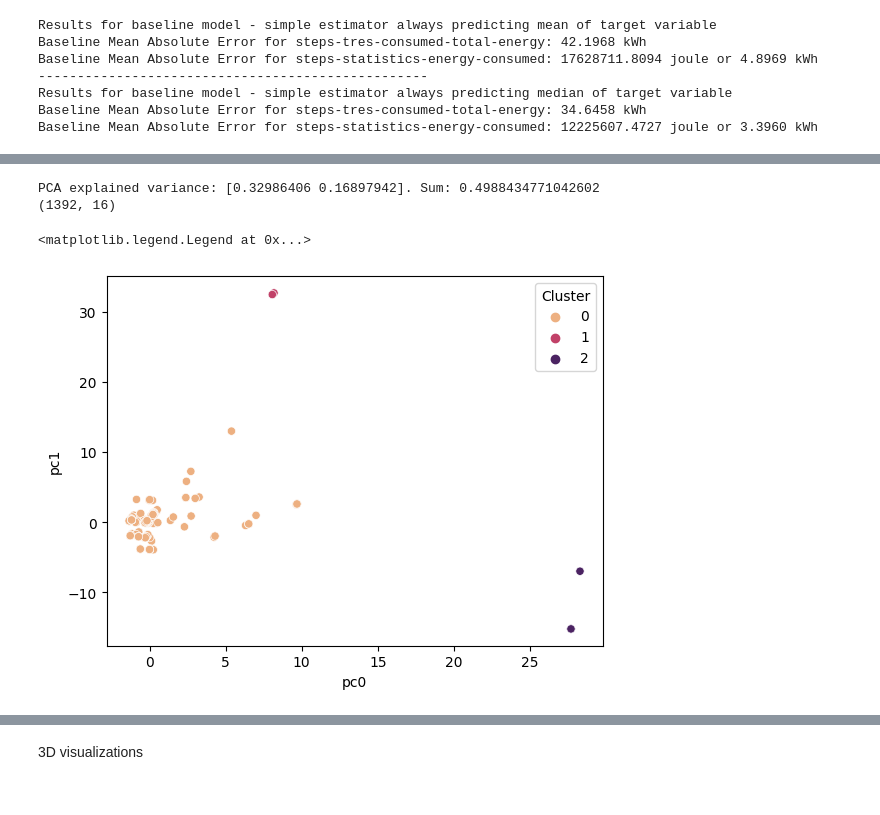
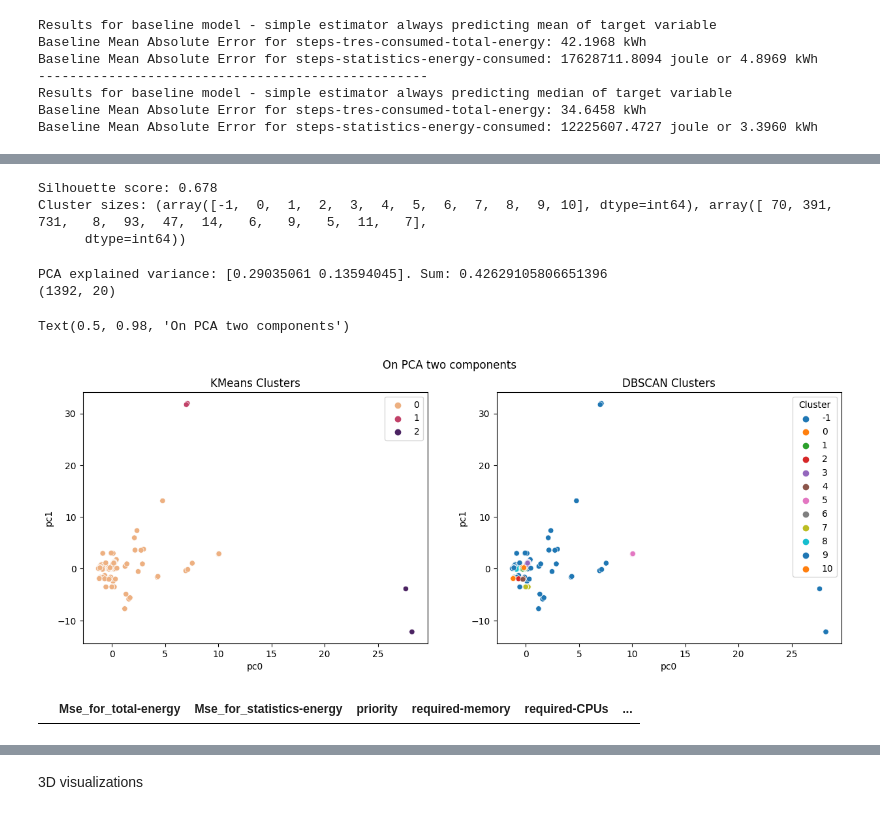
Before and after one commit to admire-eurohpc/AnomalyDetection, a Jupyter notebook: notebooks/energy_regression.ipynb, the cells around one changed output, grey strips where cells are left out. Drawn from its saved outputs; the diff is of its cells as text; code cells hidden in the pictures.

Commit message:
Update energy regression notbook with kernelPCA and new visualizations

```diff
--- a/notebooks/energy_regression.ipynb
+++ b/notebooks/energy_regression.ipynb
@@ -29,8 +29,8 @@ x_cols = [
     # 'constraints',
     # 'state-reason',
 
-    #'steps-tres-requested-total-mem',
-    #'steps-tres-requested-total-vmem',
+    'steps-tres-requested-total-mem',
+    'steps-tres-requested-total-vmem',
 ]
 
 y_cols = [
@@ -184,7 +189,9 @@ ab = pd.DataFrame({
     'Error_total-energy': model.predict(X_test) - y_test[y_cols[0]],
     'Error_statistics-energy': model1.predict(X_test) - y_test[y_cols[1]],
     'Abs_err_for_total-energy': ab_total,
-    'Abs_err_for_statistics-energy': ab_statistic
+    'Abs_err_for_statistics-energy': ab_statistic,
+    'Mse_for_total-energy': mse_total,
+    'Mse_for_statistics-energy': mse_statistic,
     })
 
 print(ab.shape)
@@ -235,35 +248,78 @@ The default value of `n_init` will change from 10 to 'auto' in 1.4. Set the valu
+# %%
+# CLuster the test data with DBSCAN to find outliers
+dbscan = DBSCAN(eps=0.5, min_samples=5)
+dbscan.fit(X_test_normalized)
+dbscan_labels = dbscan.labels_
+
+# Calculate the silhouette_score
+silhouette = silhouette_score(X_test_normalized, dbscan_labels)
+print(f'Silhouette score: {silhouette:.3f}')
+
+# Print sizes of each cluster not using bincount
+print(f'Cluster sizes: {np.unique(dbscan_labels, return_counts=True)}')
+# %% [output]
+Silhouette score: 0.678
+Cluster sizes: (array([-1,  0,  1,  2,  3,  4,  5,  6,  7,  8,  9, 10], dtype=int64), array([ 70, 391, 731,   8,  93,  47,  14,   6,   9,   5,  11,   7],
+      dtype=int64))
 # %%
 # Now we will try to visualize the clusters in 2D
 from sklearn.decomposition import PCA, KernelPCA
 import seaborn as sns
 import matplotlib.pyplot as plt
 
 # Create a PCA instance: pca
 pca = PCA(n_components=2)
 
 # Fit the PCA instance to the samples
 pca.fit(X_train_normalized)
 
 # Transform the samples: pca_features
 pca_features = pca.transform(X_test_normalized)
 
 # Print how much of the variance is explained by the first two components
 print(f'PCA explained variance: {pca.explained_variance_ratio_}. Sum: {sum(pca.explained_variance_ratio_)}')
 
+# Create KPCA instance
+kpca = KernelPCA(n_components=2, kernel='rbf', gamma=15, n_jobs=-1)
+
+# Fit the KPCA instance to the samples
+kpca.fit(X_train_normalized)
+
+# Transform the samples: kpca_features
+kpca_features = kpca.transform(X_test_normalized)
+
+to_print = 'PCA'
+
 # Create a DataFrame with the two columns: df
-df = pd.DataFrame(pca_features, columns=['pc0', 'pc1']).reset_index(drop=True)
+if to_print == 'PCA':
+    df = pd.DataFrame(pca_features, columns=['pc0', 'pc1']).reset_index(drop=True)
+else:
+    df = pd.DataFrame(kpca_features, columns=['pc0', 'pc1']).reset_index(drop=True)
 df = pd.concat([df, ab], axis=1)
 print(df.shape)
 
+fig, ax = plt.subplots(1, 2, figsize=(15, 5))
+
 # Create a scatter plot of the two columns
-sns.scatterplot(x='pc0', y='pc1', data=df, hue=labels, palette='flare')
+sns.scatterplot(x='pc0', y='pc1', data=df, hue=labels, palette='flare', ax=ax[0])
+ax[0].set_title('KMeans Clusters')
+
+# Create a scatter plot of the two columns with DBSCAN
+sns.scatterplot(x='pc0', y='pc1', data=df, hue=dbscan_labels, palette='tab10', ax=ax[1])
+ax[1].set_title('DBSCAN Clusters')
+
 # Add label to legend
 plt.legend(title='Cluster')
+plt.suptitle(f'On {"PCA" if to_print == "PCA" else "KPCA"} two components')
 # %% [output]
-PCA explained variance: [0.32986406 0.16897942]. Sum: 0.4988434771042602
-(1392, 16)
+PCA explained variance: [0.29035061 0.13594045]. Sum: 0.42629105806651396
+(1392, 20)
-<matplotlib.legend.Legend at 0x...>
+Text(0.5, 0.98, 'On PCA two components')
-[figure, old version]
+[figure, new version]
+# %%
+df[(df['pc0'] > 1 * 1e6) | (df['pc1'] > 1 * 1e6)][df.columns.tolist()[8:]]
+# %% [output]
+|  | Mse_for_total-energy | Mse_for_statistics-energy | priority | required-memory | required-CPUs | ... |
 # %%
 # Visualize test absolute errors on principal components
 
```
Also changed, not shown: parts of 13 cells of this notebook.
